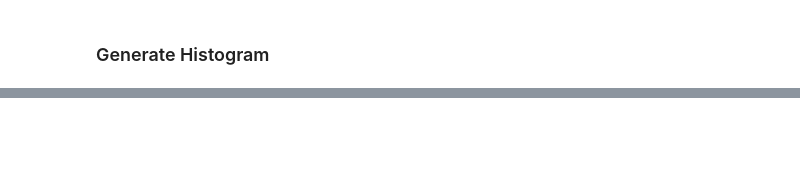
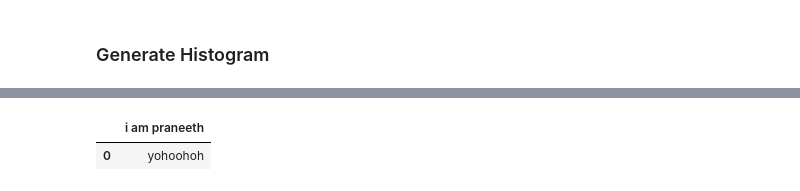
Before and after one commit to praneeth-9589417/AIML_2303A52005, a Jupyter notebook: Lab01_AIML_2303A52005.ipynb, the cells around one changed output, grey strips where cells are left out. Saved outputs shown, nothing was run; the diff lists cells and outputs as text; code cells hidden in the pictures; blank space fills up the shorter version.

```diff
--- a/Lab01_AIML_2303A52005.ipynb
+++ b/Lab01_AIML_2303A52005.ipynb
@@ -117,0 +99,6 @@ data3
+# %%
+df1 = pd.read_table("/content/task3")
+df1
+# %% [output]
+|  | i am praneeth |
+| 0 | yohoohoh |
```
Also changed, not shown: parts of 32 cells of this notebook.
